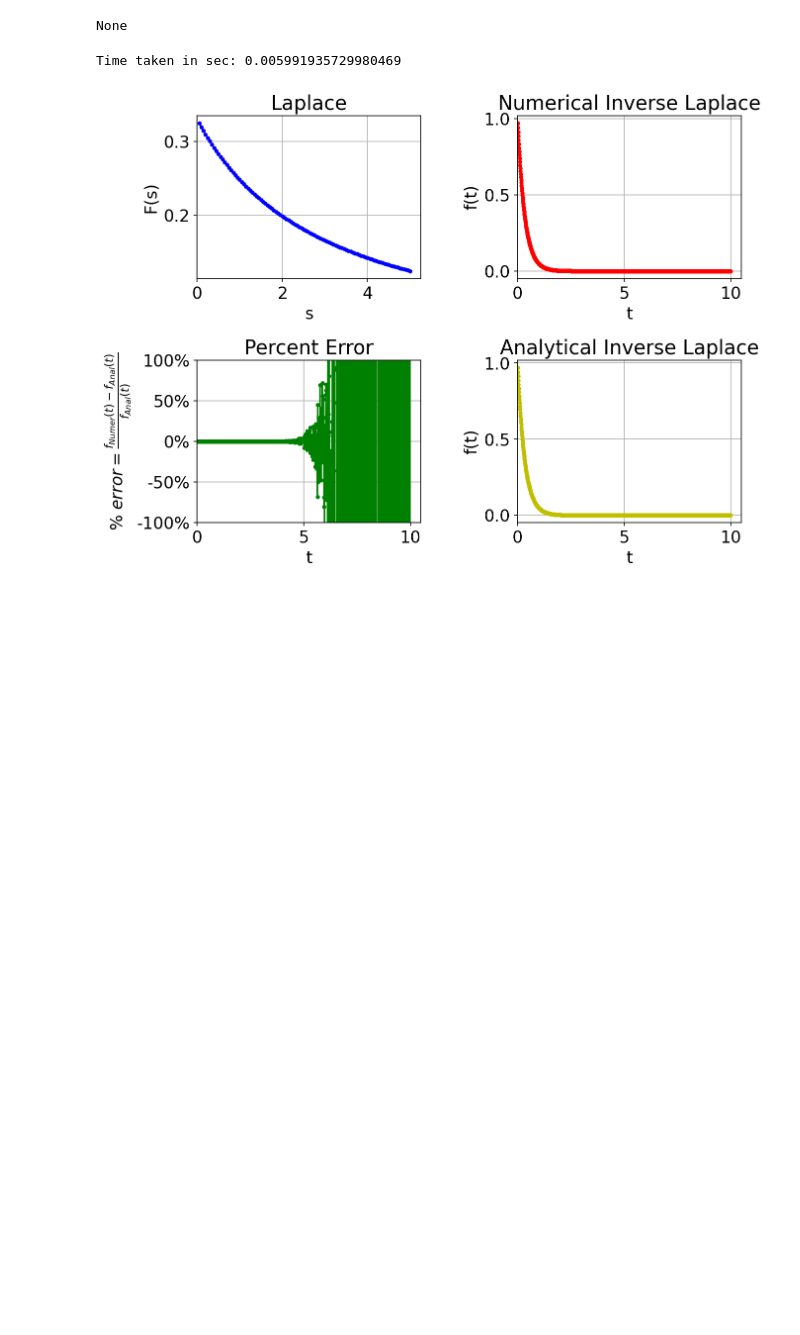
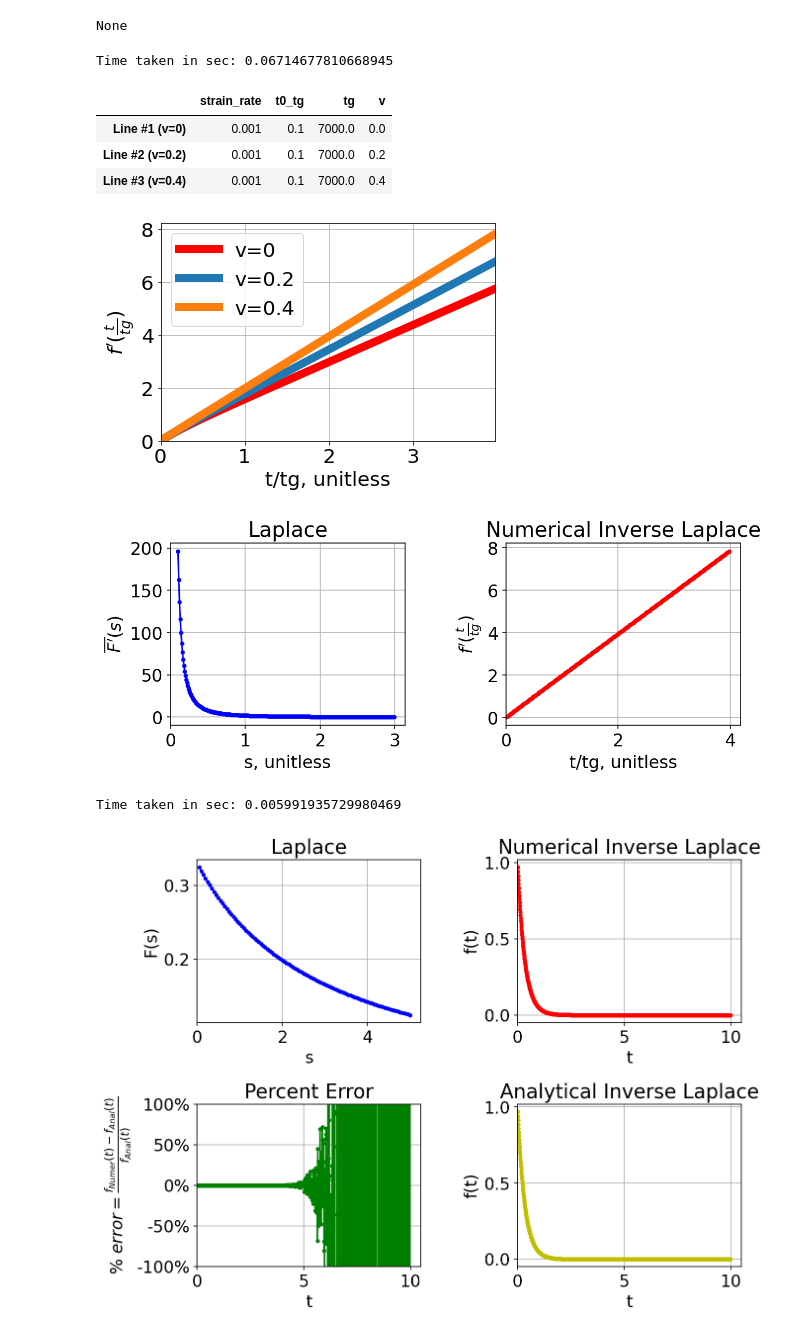
Before and after one commit to ryerrabelli/Yerrabelli-Spector-Poroelastic-Model-Code, a Jupyter notebook: src/colab.ipynb, the cells around one changed output. Cells and saved outputs as stored; diff of their text form; code cells hidden in the pictures; blank space fills up the shorter version.

Commit message:
Did another inversion

```diff
--- a/src/colab.ipynb
+++ b/src/colab.ipynb
@@ -403,6 +541,75 @@ dir(viscoporoelastic_model.TestModel3())[0]
 print(getattr(tm, 'A_vals'))
 # %% [output]
 None
+# %%
+importlib.reload(plotting)
+importlib.reload(viscoporoelastic_model)
+
+#anal_offset = 1/7000.0 #0.0001
+anal_offset = 1
+
+
+tm = viscoporoelastic_model.TestModel4()
+# inputting a value of time=0 doesn't error (just returns None/NaN), but takes longer (about 2x as much) on python; not really MATLAB though
+#times=np.arange(0.1,100,0.1)/100.0
+#times = np.arange(0.05, 5.05, 0.05)
+#times=np.arange(0.001,2,0.01)
+times=np.arange(100,7000*4,100)
+tg = tm.tg
+func = tm.laplace_value
+#func = lambda s: tm.laplace_value(s)*s
+input_times = times
+plot_times  = times/tg
+func_name = {"t":r"$f'(\frac{t}{tg})$", "s":r"$\overline{F'}(s)$","t_anal":f"f'(t/tg), {tm.inverted_value_units()}"}
+x_names   = {"t":"t/tg, unitless", "s":"s, unitless","t_anal":"t/tg, unitless"}
+s_vals = np.arange(0.1, 3.0, 0.01)
+
+dfs = []
+
+
+
+plt.figure(figsize=(6, 4))
+plt.rc('font', size=20)  # default font size is 10
+plt.grid()
+
+for ind, v in enumerate([0, 0.2, 0.4]):
+  tm.v = v
+  inverted_vals_numerical = euler_inversion(func, input_times/tg, Marg=None)
+  laplace_vals = func(s_vals)
+  #p=plt.plot(plot_times,inverted_vals_numerical, "rmg"[ind]+".-", linewidth=8,label=f"vs={vs}")
+  p=plt.plot(plot_times,inverted_vals_numerical, ["r","",""][ind]+".-", linewidth=8,label=f"v={v}")
+  vars={key:getattr(tm,key) for key in dir(tm) if not key.startswith("__") and not callable(getattr(tm,key))}
+  #display(pd.DataFrame(vars,index=["value"]))
+  #display(pd.DataFrame(vars,index=[str(p[0].get_color())]))
+  dfs.append(pd.DataFrame(vars,index=[f"Line #{ind+1} (v={v})"]))
+  #display(dfs[-1])
+
+plt.xlim([0, max(plot_times)])
+plt.ylim([0, None])
+plt.xlabel(x_names["t"])
+#plt.xlim([0, None])
+plt.ylabel(func_name["t"])
+#plt.xlabel("t/tg, unitless")
+plt.legend();
+#plt.yticks(np.linspace(0,0.0005,5+1))
+ax = plt.gca()
+ax.yaxis.get_ticklocs(minor=True)
+
+
+plt.rc('font', size=16)  # default font size is 10
+fig, laplace_vals, inverted_vals_numerical, inverted_vals_analytical=plotting.plot_laplace_analysis(
+    func=func, func_name=func_name, x_names=x_names, s_vals=s_vals,
+    input_times=input_times, plot_times=plot_times, tg=tg )
+
+display(pd.concat(dfs))
+# %% [output]
+Time taken in sec: 0.06714677810668945
+|  | strain_rate | t0_tg | tg | v |
+| Line #1 (v=0) | 0.001 | 0.1 | 7000.0 | 0.0 |
+| Line #2 (v=0.2) | 0.001 | 0.1 | 7000.0 | 0.2 |
+| Line #3 (v=0.4) | 0.001 | 0.1 | 7000.0 | 0.4 |
+[figure, added]
+[figure, added]
 # %%
 
 anal_offset = 1
```
Also changed, not shown: parts of 2 cells of this notebook, 6 other files.
